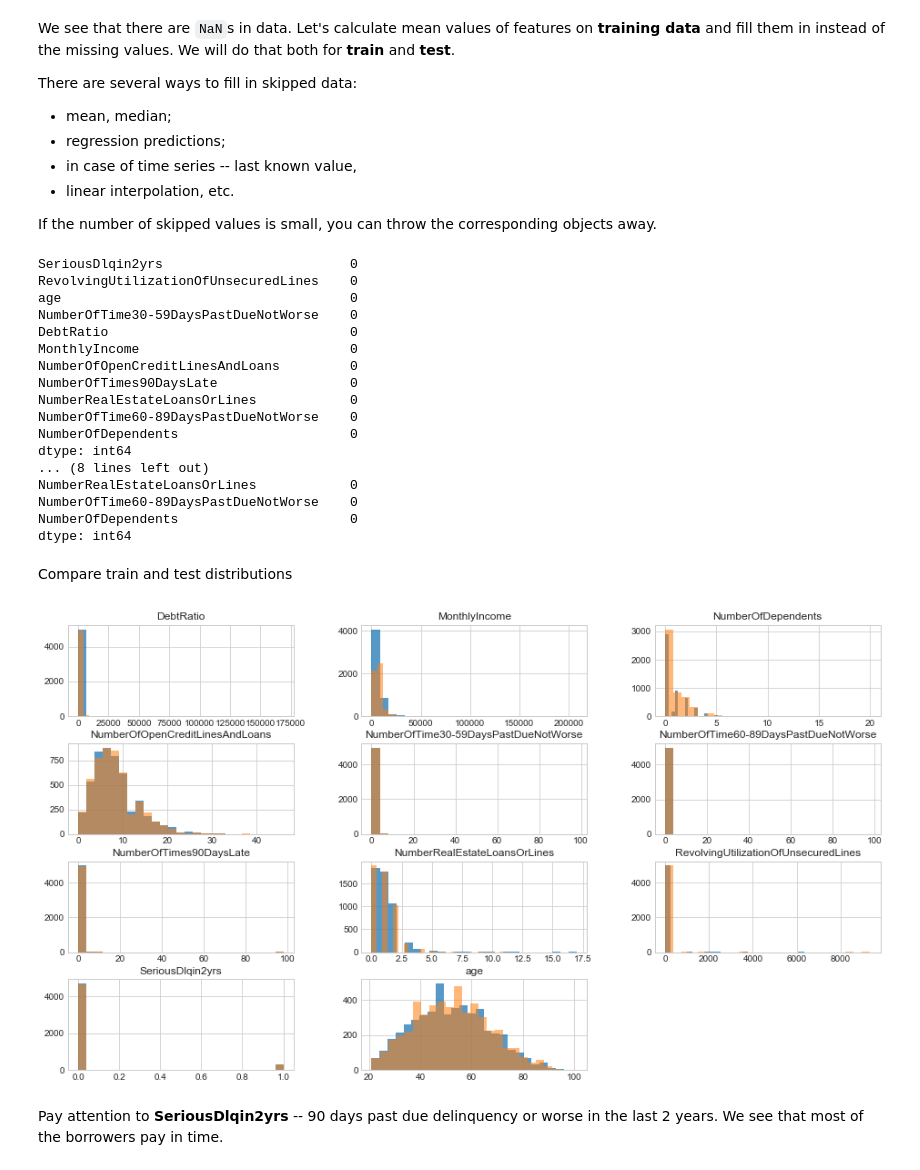
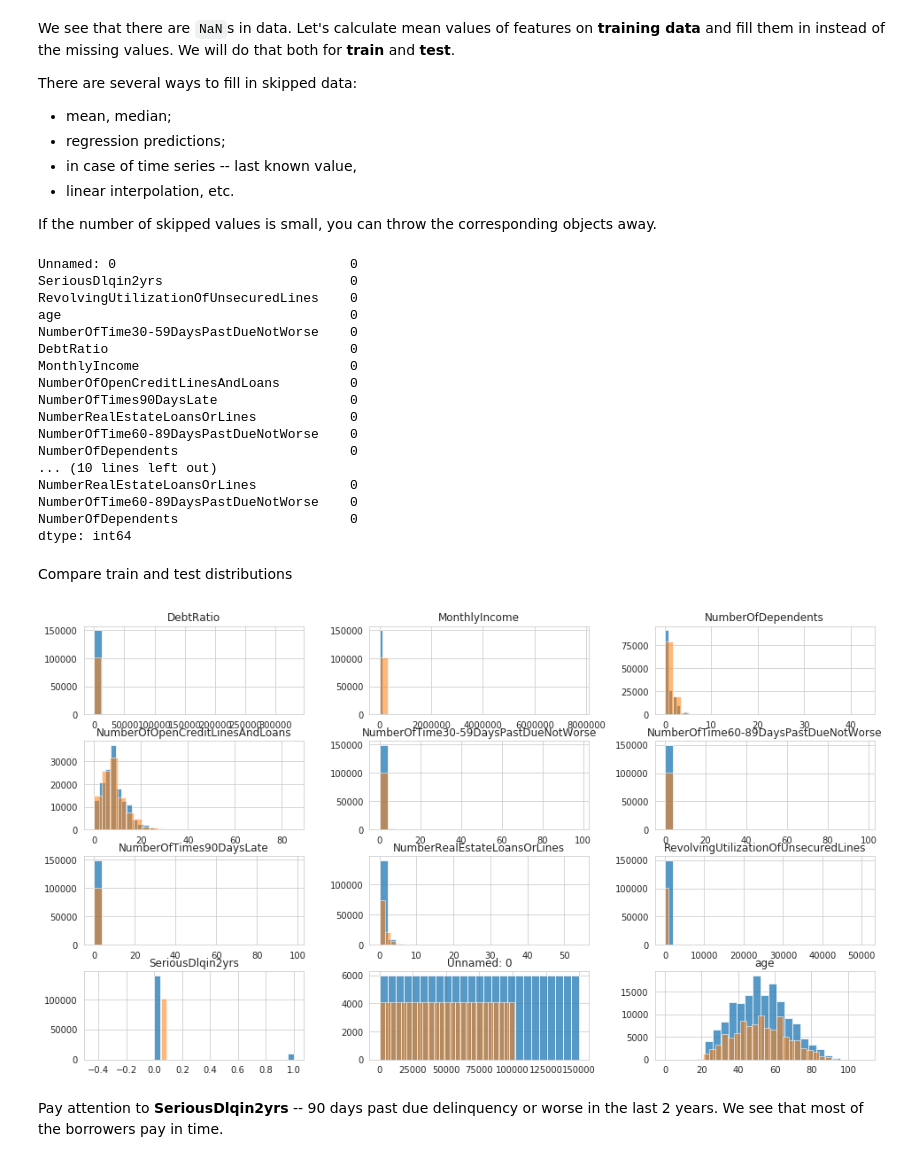
Before and after one commit to IlyaTrofimov/ML2020-Skoltech, a Jupyter notebook: seminar-03-ml.ipynb, the cells around one changed output. Saved outputs shown, nothing was run; the diff lists cells and outputs as text; code cells hidden in the pictures.

```diff
--- a/seminar-03-ml.ipynb
+++ b/seminar-03-ml.ipynb
@@ -35,7 +47,7 @@ from sklearn.metrics import f1_score, accuracy_score, average_precision_score
 # %%
 # load the data
-training_data = pd.read_csv('data/training_data.csv')
-test_data = pd.read_csv('data/test_data.csv')
+training_data = pd.read_csv('ML2020-Skoltech/credit/cs-training.csv')
+test_data = pd.read_csv('ML2020-Skoltech/credit/cs-test.csv')
 # %% [markdown]
 See some technical info about data
 # %%
@@ -114,6 +128,7 @@ test_data.fillna(train_mean, inplace=True)
 print(training_data.isnull().sum())
 print(test_data.isnull().sum())
 # %% [output]
+Unnamed: 0                              0
 SeriousDlqin2yrs                        0
 RevolvingUtilizationOfUnsecuredLines    0
 age                                     0
@@ -125,8 +140,7 @@ NumberOfTimes90DaysLate                 0
 NumberRealEstateLoansOrLines            0
 NumberOfTime60-89DaysPastDueNotWorse    0
 NumberOfDependents                      0
-dtype: int64
-... (8 lines left out)
+... (10 lines left out)
 NumberRealEstateLoansOrLines            0
 NumberOfTime60-89DaysPastDueNotWorse    0
 NumberOfDependents                      0
@@ -134,14 +148,14 @@ dtype: int64
 # %% [markdown]
 Compare train and test distributions
 # %%
-plots = training_data.hist(figsize=(16, 9), bins=25, alpha=0.75) # that will plot training data histograms
+axes = training_data.hist(figsize=(16, 9), bins=25, alpha=0.75) # that will plot training data histograms
 
-for plot in plots.flat: # that will draw test data on top of training histograms
+for plot in axes.flat: # that will draw test data on top of training histograms
     column = plot.title.get_text()
     if column:
         test_data[column].hist(ax=plot, bins=25, alpha=0.55)
 # %% [output]
-[figure, old version]
+[figure, new version]
 # %% [markdown]
 Pay attention to **SeriousDlqin2yrs** -- 90 days past due delinquency or worse in the last 2 years. We see that most of the borrowers pay in time.
 # %%
```
Also changed, not shown: parts of 8 cells of this notebook.
